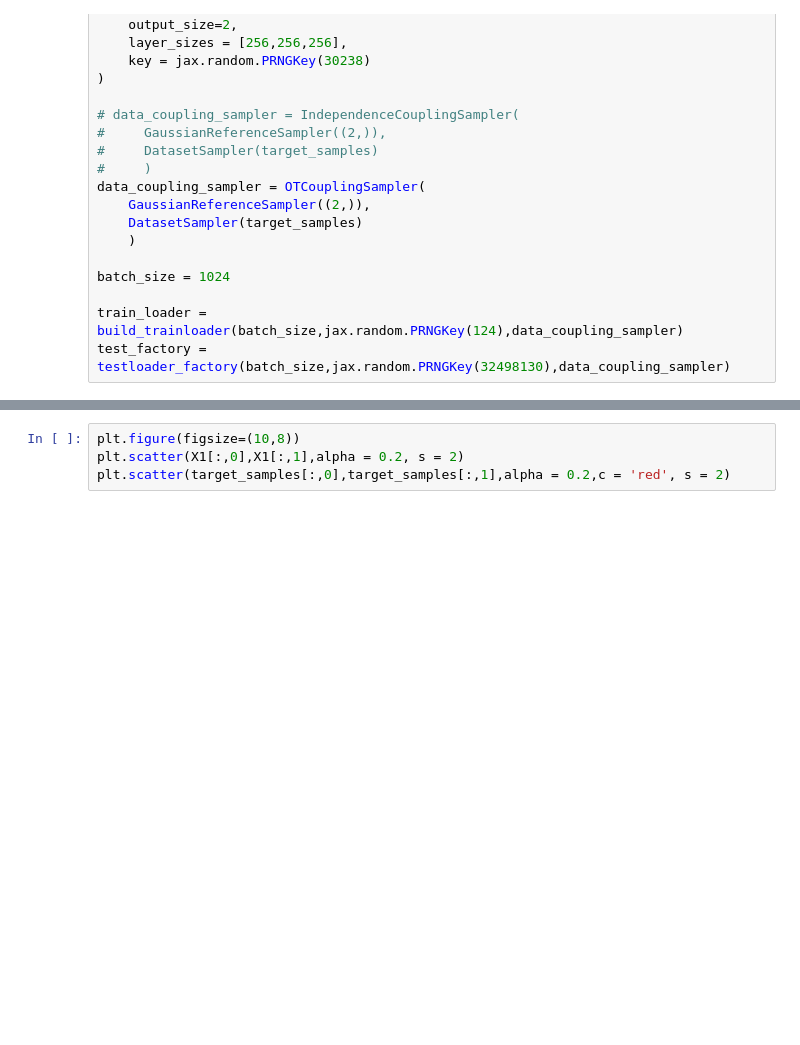
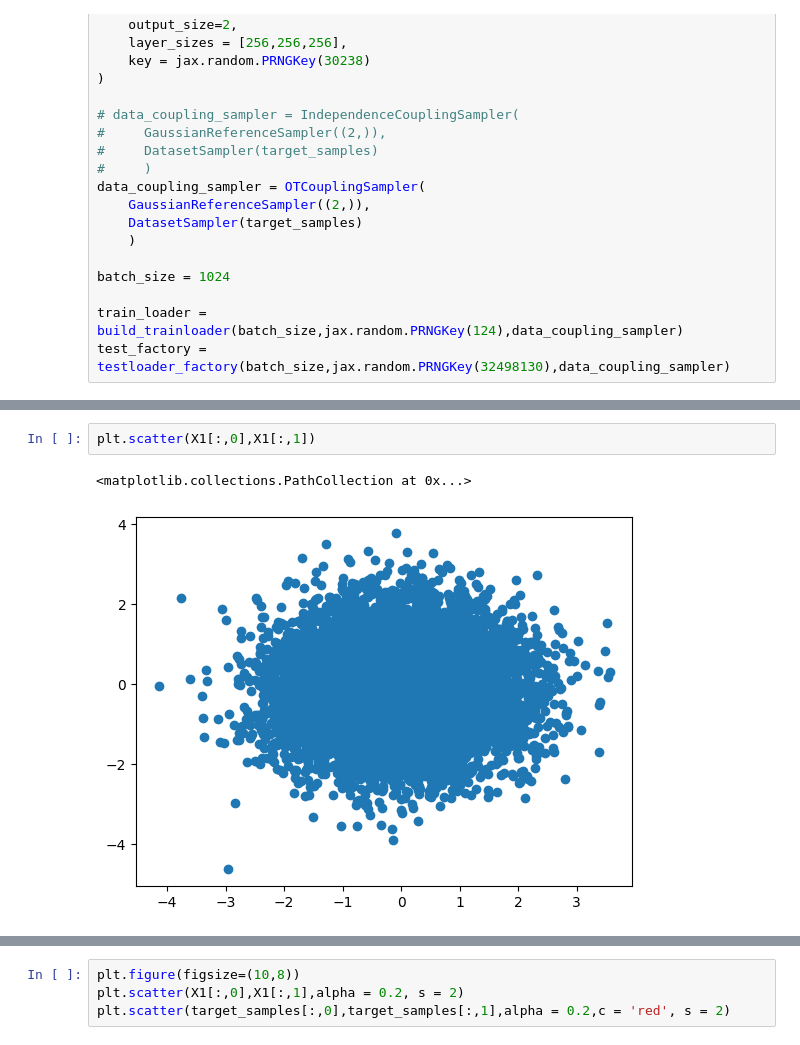
Before and after one commit to AHsu98/StoKAAsticInterpolants, a Jupyter notebook: ExampleNotebooks/SprialExampleDDC.ipynb, the cells around one changed output, grey strips where cells are left out. Cells and saved outputs as stored; diff of their text form; blank space fills up the shorter version.

```diff
--- a/ExampleNotebooks/SprialExampleDDC.ipynb
+++ b/ExampleNotebooks/SprialExampleDDC.ipynb
@@ -108,3 +117,8 @@ ValueError: safe_map() argument 2 is shorter than argument 1
+# %%
+plt.scatter(X1[:,0],X1[:,1])
+# %% [output]
+<matplotlib.collections.PathCollection at 0x...>
+[figure, added]
 # %%
 num_trajectories = 100
 
```
Also changed, not shown: parts of 10 cells of this notebook, 2 other files.
